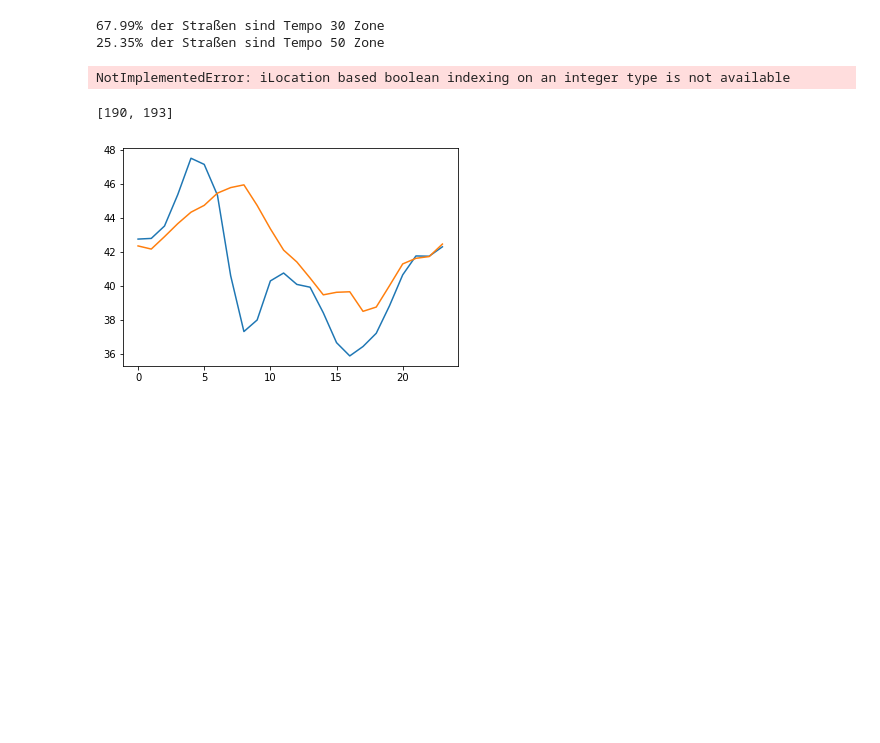
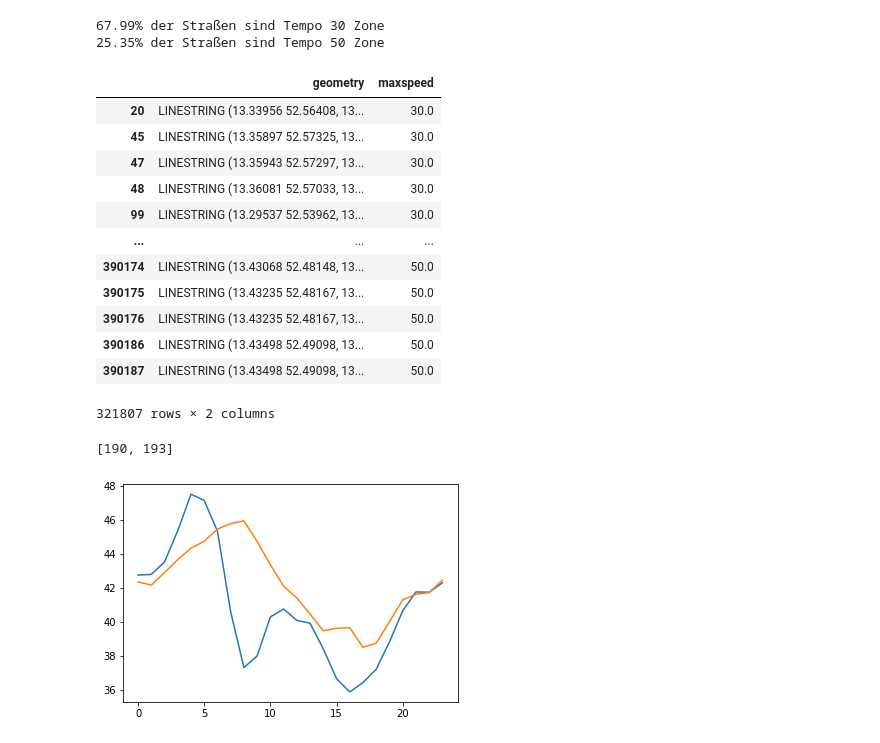
Before and after one commit to fom-big-data/fom-big-data-consulting-berlin-mobility-model, a Jupyter notebook: EXPLORATION/allowed_max_speed_cars.ipynb, the cells around one changed output. Drawn from its saved outputs; the diff is of its cells as text; code cells hidden in the pictures; blank space fills up the shorter version.

Commit message:
update max allowed car speed

```diff
--- a/EXPLORATION/allowed_max_speed_cars.ipynb
+++ b/EXPLORATION/allowed_max_speed_cars.ipynb
@@ -71,13 +71,26 @@ print("{:3.2f}% der Straßen sind Tempo 50 Zone".format(100*length_50 / length_t
 nodes, edges = ox.graph_to_gdfs(G)
 # %%
 subset = edges[edges['maxspeed'] == '30']
-subset = subset.append([edges[edges['maxspeed'] == '50'])
+subset = subset.append([edges[edges['maxspeed'] == '50']])
 subset = subset[['geometry','maxspeed']]
+subset['maxspeed'] = [float(speed) for speed in subset['maxspeed']]
 subset
 #edges
 #or edges['maxspeed'] == 50]
 # %% [output]
+|  | geometry | maxspeed |
+| 20 | LINESTRING (13.33956 52.56408, 13... | 30.0 |
+| 45 | LINESTRING (13.35897 52.57325, 13... | 30.0 |
+| 47 | LINESTRING (13.35943 52.57297, 13... | 30.0 |
+| 48 | LINESTRING (13.36081 52.57033, 13... | 30.0 |
+| 99 | LINESTRING (13.29537 52.53962, 13... | 30.0 |
+| ... | ... | ... |
+| 390174 | LINESTRING (13.43068 52.48148, 13... | 50.0 |
+| 390175 | LINESTRING (13.43235 52.48167, 13... | 50.0 |
+| 390176 | LINESTRING (13.43235 52.48167, 13... | 50.0 |
+| 390186 | LINESTRING (13.43498 52.49098, 13... | 50.0 |
+| 390187 | LINESTRING (13.43498 52.49098, 13... | 50.0 |
-NotImplementedError: iLocation based boolean indexing on an integer type is not available
+321807 rows × 2 columns
 # %%
 geo_df = GeoDataFrame(subset['maxspeed'], geometry=subset['geometry'])
 geo_df.to_file("../results/allowed_car_speed.geojson", driver='GeoJSON')
```
Also changed, not shown: 1 other file.
